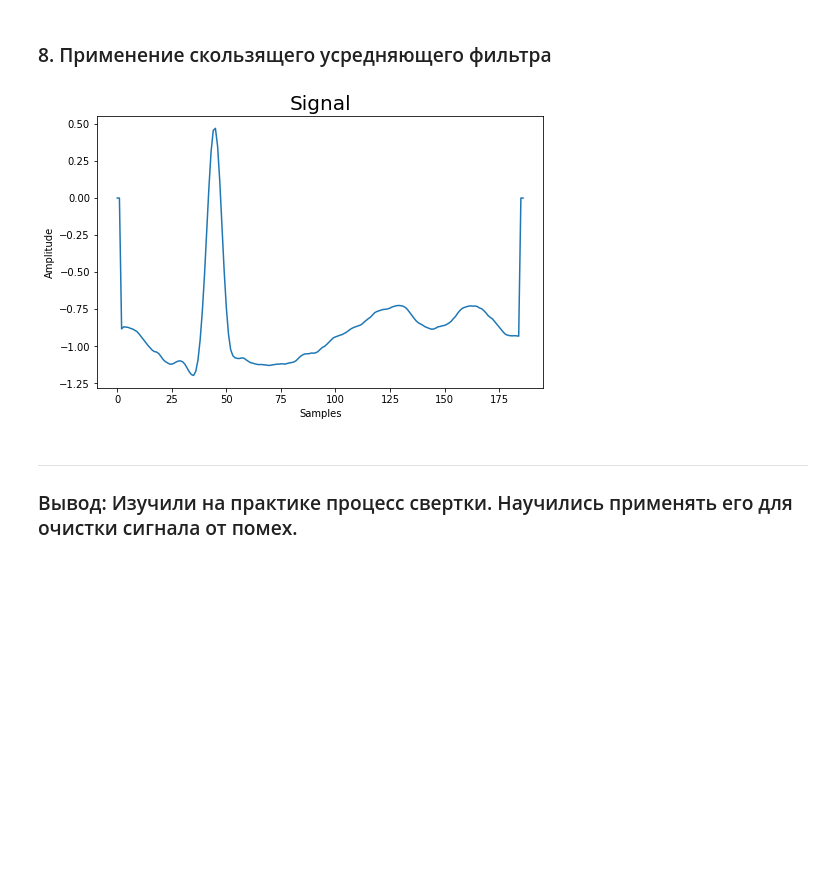
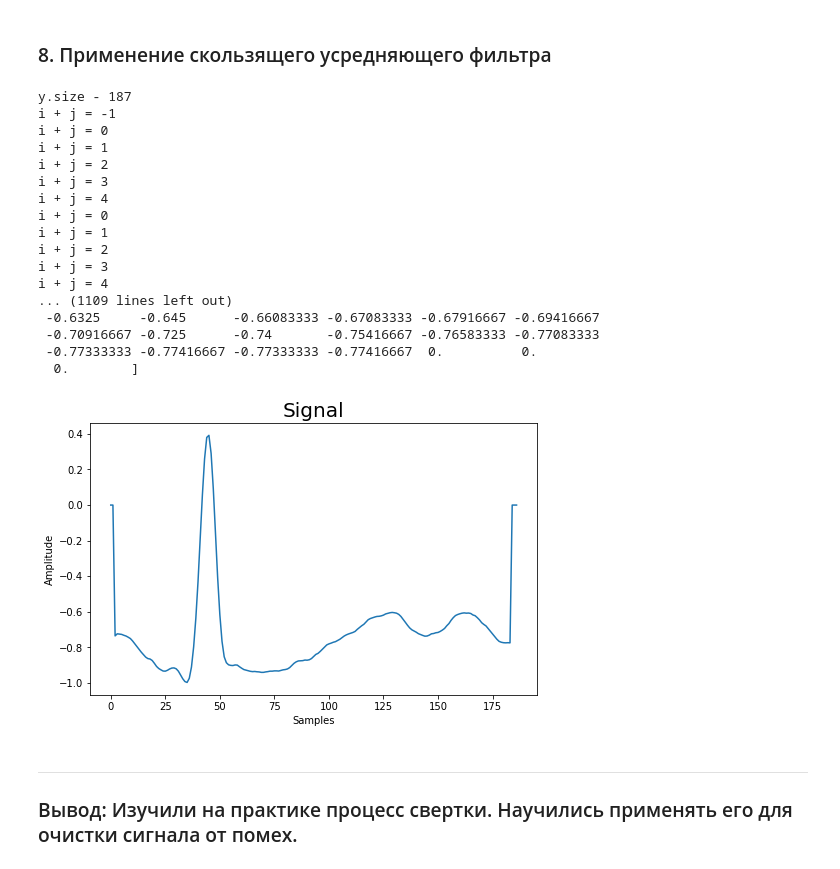
Before and after one commit to PavelPyasecky/Digital_signal_processing, a Jupyter notebook: Laba_1/Laba_1.ipynb, the cells around one changed output. Cells and saved outputs as stored; diff of their text form; code cells hidden in the pictures; blank space fills up the shorter version.

```diff
--- a/Laba_1/Laba_1.ipynb
+++ b/Laba_1/Laba_1.ipynb
@@ -144,7 +144,7 @@ class HSignal(Signal):
 
 class Delta(Signal):
     def __init__(self, n, length=5):
-        if length<n:
+        if length < n:
             length = n + 1
         self.x1 = np.arange(length)
         self.y1 = np.zeros(length)
@@ -176,7 +176,7 @@ class Convolution(Signal):
         for i in range(sig_size - 1):
             for j in range(h_size):
                 y[i + j] += self.h.y1[j] * x[i]
-#         y = y[h_size:sig_size]
+        # y = y[h_size:sig_size - h_size]
         return Signal(y)
 
 
@@ -189,10 +189,12 @@ class AveragingFilter(Signal):
         samp = self.samples
         y = np.zeros(sig_size)
         x = sig.y1
+        print('y.size -',y.size)
 
-        for i in range(samp//2, sig_size - samp//2):
-            for j in range(-samp//2, samp//2 + 1):
-                y[i] += x[i + j]
+        for i in range(samp//2 - 1, sig_size - samp//2):
+            for j in range(-samp//2, samp//2):
+                y[i] = y[i] + x[i + j]
+                print('i + j =', i + j)
             y[i] = y[i] / samp
         return Signal(y)
 # %% [markdown]
@@ -237,11 +239,29 @@ res_delta.print_()
 # %% [markdown]
 ### 8. Применение скользящего усредняющего фильтра
 # %%
-avg_filter = AveragingFilter(5)
+avg_filter = AveragingFilter(6)
 res_f = avg_filter.filter_(ecg)
+print(res_f.y1)
 res_f.print_()
 # %% [output]
+y.size - 187
+i + j = -1
+i + j = 0
+i + j = 1
+i + j = 2
+i + j = 3
+i + j = 4
+i + j = 0
+i + j = 1
+i + j = 2
+i + j = 3
+i + j = 4
+... (1109 lines left out)
+ -0.6325     -0.645      -0.66083333 -0.67083333 -0.67916667 -0.69416667
+ -0.70916667 -0.725      -0.74       -0.75416667 -0.76583333 -0.77083333
+ -0.77333333 -0.77416667 -0.77333333 -0.77416667  0.          0.
+  0.        ]
-[figure, old version]
+[figure, new version]
 # %% [markdown]
 ***
 ### Вывод: Изучили на практике процесс свертки. Научились применять его для очистки сигнала от помех.
```
Also changed, not shown: parts of 4 cells of this notebook, 6 other files.
